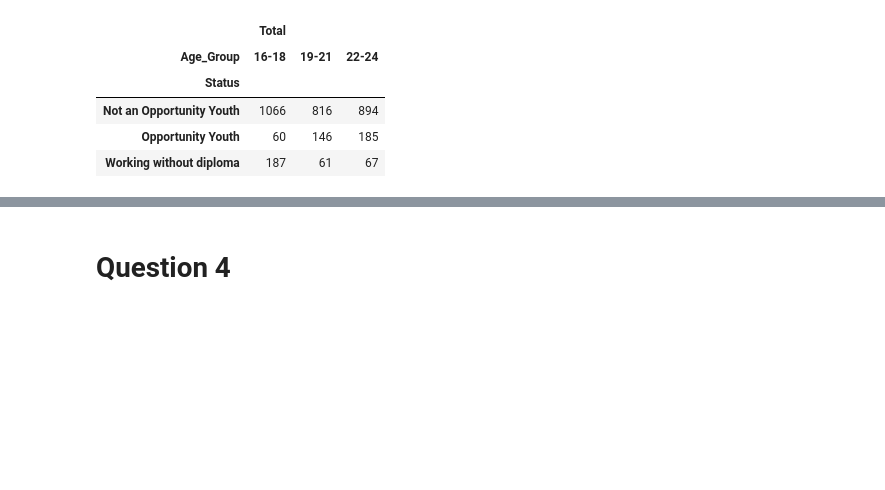
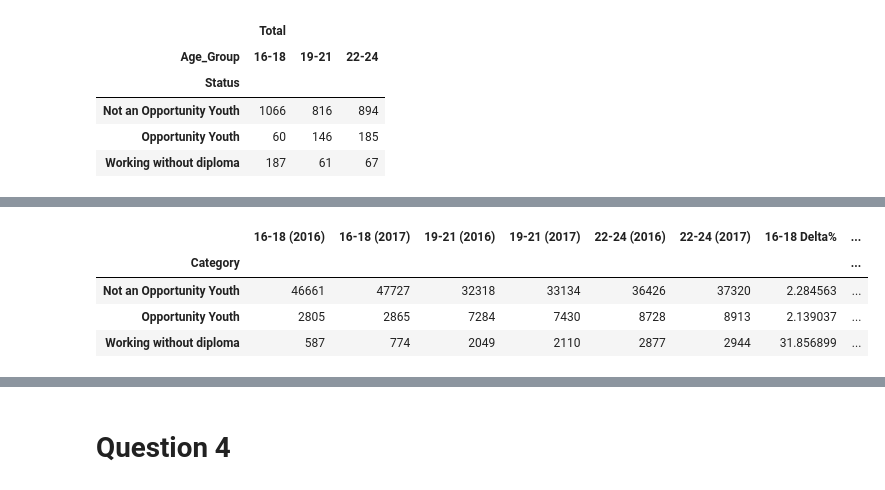
Before and after one commit to navahmed/opportunity_youth, a Jupyter notebook: Index2.ipynb, the cells around one changed output, grey strips where cells are left out. Cells and saved outputs as stored; diff of their text form; code cells hidden in the pictures; blank space fills up the shorter version.

```diff
--- a/Index2.ipynb
+++ b/Index2.ipynb
@@ -397,6 +390,6 @@ Index(['Category', '16-18 (2016)', '16-18 (2017)', '19-21 (2016)',
 # %%
-delta_data_df['16-18 Delta%'] = ((delta_data_df ['16-18 (2017)'] - delta_data_df ['16-18 (2016)'])/ delta_data_df ['16-18 (2016)'] *100
-delta_data_df['19-21 Delta%'] = (delta_data_df ['19-21 (2017)'] - delta_data_df ['19-21 (2016)']) / delta_data_df ['19-21 (2016)'] *100
+delta_data_df['16-18 Delta%'] = (delta_data_df ['16-18 (2017)'] - delta_data_df['16-18 (2016)']) / delta_data_df ['16-18 (2016)'] *100
+delta_data_df['19-21 Delta%'] = (delta_data_df['19-21 (2017)'] - delta_data_df ['19-21 (2016)']) / delta_data_df['19-21 (2016)'] *100
 delta_data_df['22-24 Delta%'] = (delta_data_df ['22-24 (2017)'] - delta_data_df ['22-24 (2016)']) / delta_data_df ['22-24 (2016)'] *100
-delta_data_df
+delta_data_df.set_index('Category')
 # %% [output]
@@ -403,0 +396,5 @@ SyntaxError: invalid syntax (<ipython-input-74-dec7c8b8d57f>, line 2)
+|  | 16-18 (2016) | 16-18 (2017) | 19-21 (2016) | 19-21 (2017) | 22-24 (2016) | 22-24 (2017) | 16-18 Delta% | ... |
+| Category |  |  |  |  |  |  |  | ... |
+| Not an Opportunity Youth | 46661 | 47727 | 32318 | 33134 | 36426 | 37320 | 2.284563 | ... |
+| Opportunity Youth | 2805 | 2865 | 7284 | 7430 | 8728 | 8913 | 2.139037 | ... |
+| Working without diploma | 587 | 774 | 2049 | 2110 | 2877 | 2944 | 31.856899 | ... |
```
Also changed, not shown: parts of 15 cells of this notebook.
